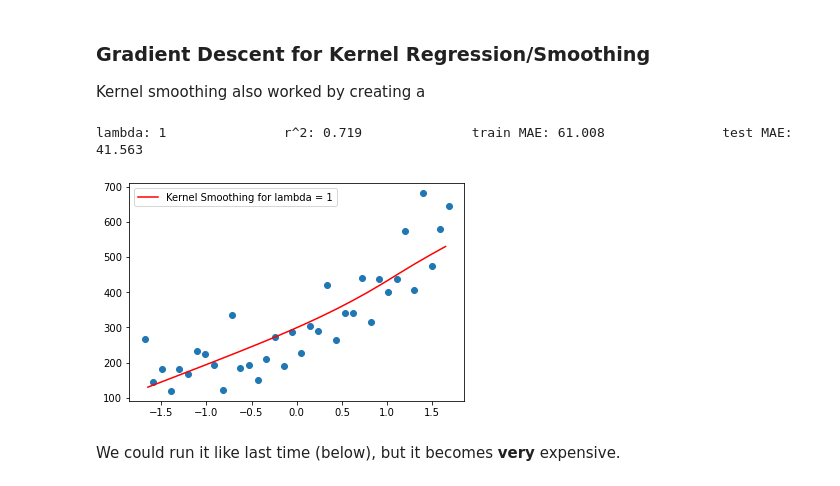
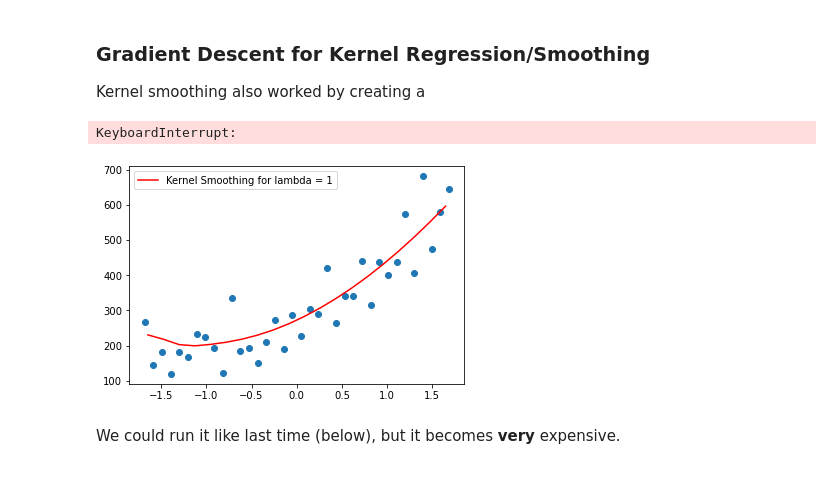
Before and after one commit to rtwhite1546/Spring-2021-Intro-to-Machine-Learning, a Jupyter notebook: Week-4-Numerical-Optimization/Week4.ipynb, the cells around one changed output. Drawn from its saved outputs; the diff is of its cells as text; code cells hidden in the pictures.

```diff
--- a/Week-4-Numerical-Optimization/Week4.ipynb
+++ b/Week-4-Numerical-Optimization/Week4.ipynb
@@ -392,7 +392,7 @@ The mean absolute error on the test set is 9.799999999999963
 # import the data from the csv file to an numpy array
 data = pd.read_csv('data/US_State_Data.csv', sep=',').to_numpy()
 #print(data)
-X = np.array(data[:,1:7], dtype=float)
+X = np.array(data[:,1:8], dtype=float)
 y = np.array(data[:,8], dtype=float)
 
 # split the data into training and test sets
@@ -408,7 +408,7 @@ print('FOR THE GRADIENT-BASED ORDINARY LEAST SQUARES CODE')
 model = OrdinaryLeastSquaresGradient()
 
 # fit the model to the training data (find the theta parameters)
-model.fit(trainX, trainY, [0, 0, 0, 0, 0, 0, 0], alpha = 0.001, h = 0.001, tolerance = 0.01, maxIterations = 100000)
+model.fit(trainX, trainY, [0, 0, 0, 0, 0, 0, 0, 0], alpha = 0.001, h = 0.001, tolerance = 0.01, maxIterations = 100000)
 
 # return the predicted outputs for the datapoints in the training set
 trainPredictions = model.predict(trainX)
@@ -507,7 +507,7 @@ The mean absolute error on the test set is 4.050567187865436
 Kernel smoothing also worked by creating a
 # %%
 def GaussianKernel(x0, x, lam):
-    return (1/lam) * np.exp(-np.linalg.norm(x0 - x) / (2 * lam))
+    return np.exp(-np.linalg.norm(x0 - x) ** 2 / lam ** 2)
 
 class KernelRegressionGradient:
     def __init__(self, kernel_function, lam, fit_intercept = True):
@@ -554,35 +554,32 @@ X = scale(X)
 # %%
 lam = 1
 
 model = KernelRegressionGradient(GaussianKernel, lam)
 
 # compute the model coordinates
 xModel = scale([i for i in range(20)])
-yModel = [model.predict(i, trainX, trainY, [0, 0], alpha = 0.001, h = 0.0001, tolerance = 0.01, maxIterations = 100000)
-          for i in xModel]
+yModel = [model.predict(i, trainX, trainY, [0, 0], alpha = 0.001, h = 0.0001, tolerance = 0.01, maxIterations = 100000) for i in xModel]
 
 # plot the model
 label = 'Kernel Smoothing for lambda = ' + str(np.round(lam, 2))
 plt.scatter(X, y)
 plt.plot(xModel, yModel, 'r', label = label)
 plt.legend()
 
 # apply the functions to the test data and predict with the model
-trainPredictions = [model.predict(i, trainX, trainY, [0, 0], alpha = 0.001, h = 0.0001, tolerance = 0.01, maxIterations = 100000)
-                    for i in trainX]
-testPredictions = [model.predict(i, trainX, trainY, [0, 0], alpha = 0.001, h = 0.0001, tolerance = 0.01, maxIterations = 100000)
-                   for i in testX]
+trainPredictions = [model.predict(i, trainX, trainY, [0, 0], alpha = 0.001, h = 0.0001, tolerance = 0.01, maxIterations = 100000) for i in trainX]
+testPredictions = [model.predict(i, trainX, trainY, [0, 0], alpha = 0.001, h = 0.0001, tolerance = 0.01, maxIterations = 100000) for i in testX]
 
 # compute the training and test mean absolute error
 trainError = mean_absolute_error(trainY, trainPredictions)
 testError = mean_absolute_error(testY, testPredictions)
 
 # return quality metrics
 print('lambda:', np.round(lam, 3), '\t\tr^2:', np.round(r2_score(trainY, trainPredictions), 3),
       '\t\ttrain MAE:', np.round(trainError, 3), '\t\ttest MAE:', np.round(testError, 3))
 # %% [output]
-lambda: 1               r^2: 0.719              train MAE: 61.008               test MAE: 41.563
+KeyboardInterrupt:
-[figure, old version]
+[figure, new version]
 # %% [markdown]
 We could run it like last time (below), but it becomes **very** expensive.
 # %%
```
Also changed, not shown: parts of 3 cells of this notebook.
